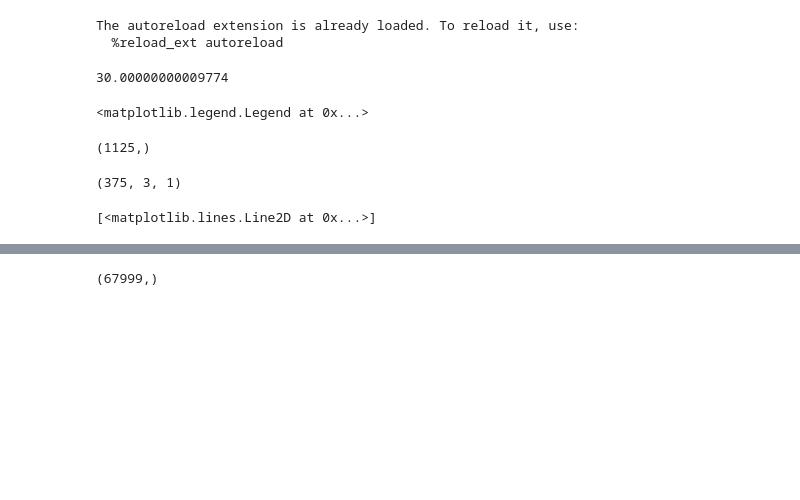
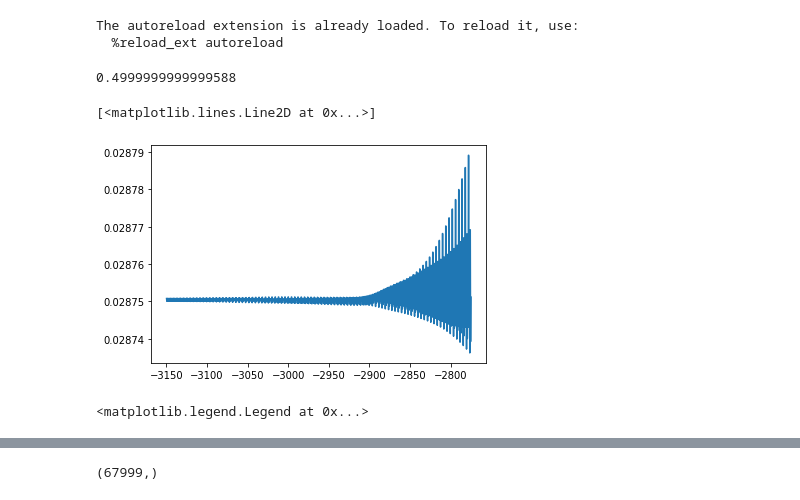
Before and after one commit to fredriclam/quail_volcano, a Jupyter notebook: scenarios/conduit_flow/inspector.ipynb, the cells around one changed output, grey strips where cells are left out. Drawn from its saved outputs; the diff is of its cells as text; code cells hidden in the pictures; blank space fills up the shorter version.

```diff
--- a/scenarios/conduit_flow/inspector.ipynb
+++ b/scenarios/conduit_flow/inspector.ipynb
@@ -72,8 +72,13 @@ The autoreload extension is already loaded. To reload it, use:
   %reload_ext autoreload
 # %%
 # Parallel, 1D-2D coupled
+# solver1D_par = lambda solver_idx, i: readwritedatafiles.read_data_file(
+#   f"debug_output/r1conduitdx1_debug_sub{solver_idx}_{i}.pkl")
 solver1D_par = lambda solver_idx, i: readwritedatafiles.read_data_file(
-  f"debug_output/r1conduitdx1_sub{solver_idx}_{i}.pkl")
+  f"sherlock_files/r1conduitdx1_debug_sub{solver_idx}_{i}.pkl")
+solver1D_from = lambda i: readwritedatafiles.read_data_file(
+  f"debug_output/r1conduitdx1_debug_{i}.pkl")
+
 
 # solver2D_par = lambda solver_idx, i: readwritedatafiles.read_data_file(
 #   f"par1D2D_test_atm_sub{solver_idx}_{i}.pkl")
@@ -83,9 +88,19 @@ solver1D_par = lambda solver_idx, i: readwritedatafiles.read_data_file(
   # f"../conduit_flow/debug_output/r1conduit_{i}.pkl")
 # solver1D_from = lambda i: readwritedatafiles.read_data_file(
 #   f"../conduit_flow/debug_output/r1conduit_{i}.pkl")
-# %%
-solver1D_par(0,300).time
-# %% [output]
-30.00000000009774
+# %%
+solver1D_from = lambda i: solver1D_par(0,i)
+solver1D_from(5).time
+# %% [output]
+0.4999999999999588
+# %%
+plt.clf()
+i = 300
+plt.plot(solver1D_from(i).elem_helpers.x_elems.ravel(),
+  solver1D_from(i).state_coeffs[...,5:6].ravel() /
+  solver1D_from(i).state_coeffs[...,0:3].sum(axis=-1).ravel())
+# %% [output]
+[<matplotlib.lines.Line2D at 0x...>]
+[figure, added]
 # %%
 %matplotlib tk
@@ -117,16 +132,3 @@ for i in np.unique(np.linspace(0,300,num_curves).astype(int)):
 plt.legend()
 # %% [output]
 <matplotlib.legend.Legend at 0x...>
-# %%
-q.shape
-# %% [output]
-(1125,)
-# %%
-solver.elem_helpers.x_elems.shape
-# %% [output]
-(375, 3, 1)
-# %%
-plt.plot(solver.elem_helpers.x_elems.ravel(),
-  solver.physics.compute_variable("Pressure", solver.state_coeffs).ravel(),  '.-')
-# %% [output]
-[<matplotlib.lines.Line2D at 0x...>]
```
Also changed, not shown: parts of 18 cells of this notebook, 1 other file.
